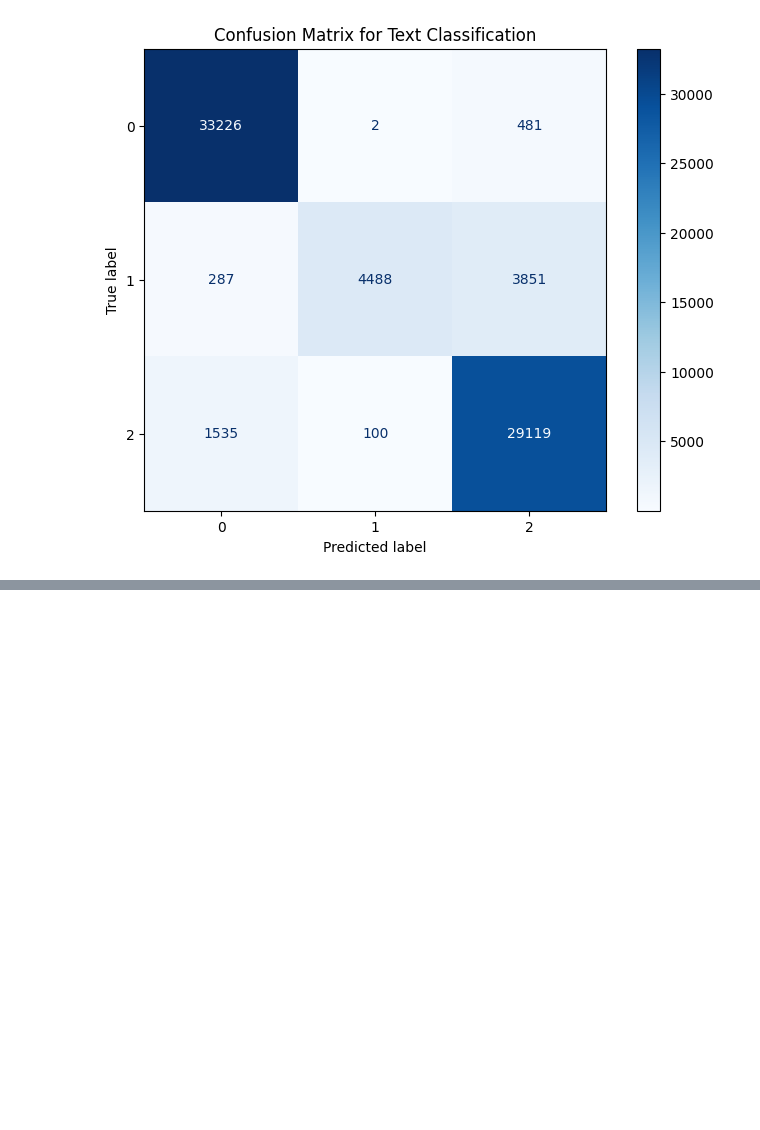
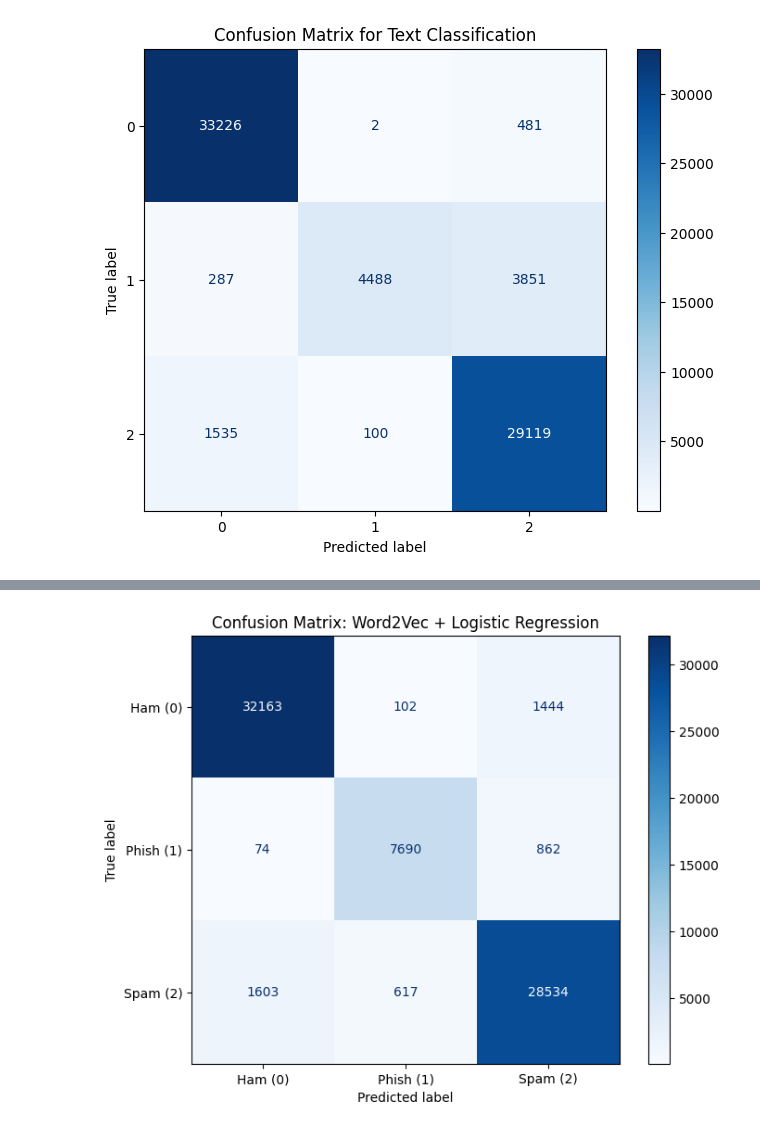
Before and after one commit to BrunoM6/Y1S2-NLP, a Jupyter notebook: project.ipynb, the cells around one changed output, grey strips where cells are left out. Saved outputs shown, nothing was run; the diff lists cells and outputs as text; code cells hidden in the pictures; blank space fills up the shorter version.

```diff
--- a/project.ipynb
+++ b/project.ipynb
@@ -218,0 +323,16 @@ plt.show()
+# %%
+fig, ax = plt.subplots(figsize=(8, 6))
+
+cmd = ConfusionMatrixDisplay.from_estimator(
+    dense_clf,
+    X_test_dense,
+    y_test,
+    display_labels=['Ham (0)', 'Phish (1)', 'Spam (2)'],
+    cmap=plt.cm.Blues,
+    ax=ax
+)
+
+plt.title('Confusion Matrix: Word2Vec + Logistic Regression')
+plt.show()
+# %% [output]
+[figure, added]
```
Also changed, not shown: parts of 5 cells of this notebook, 2 other files.
